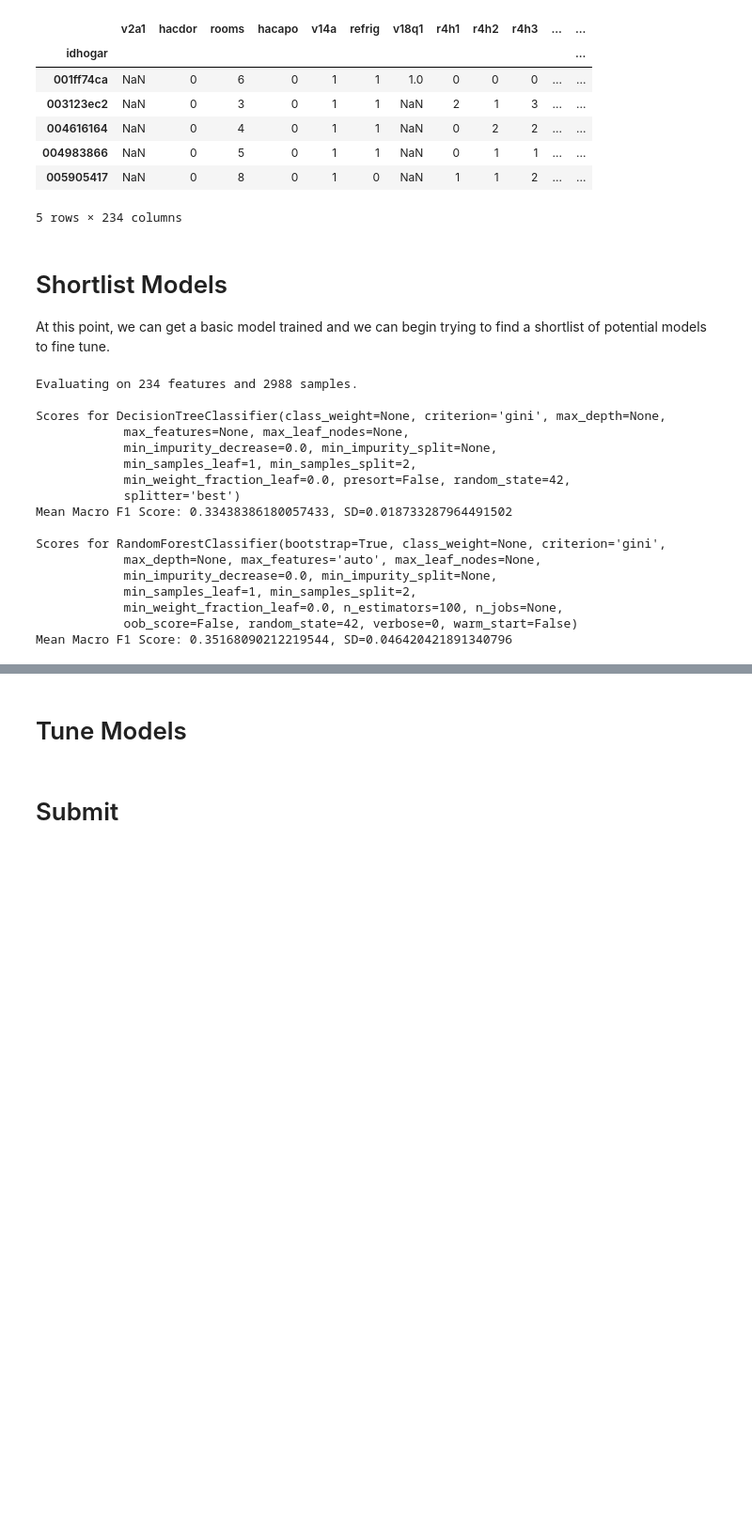
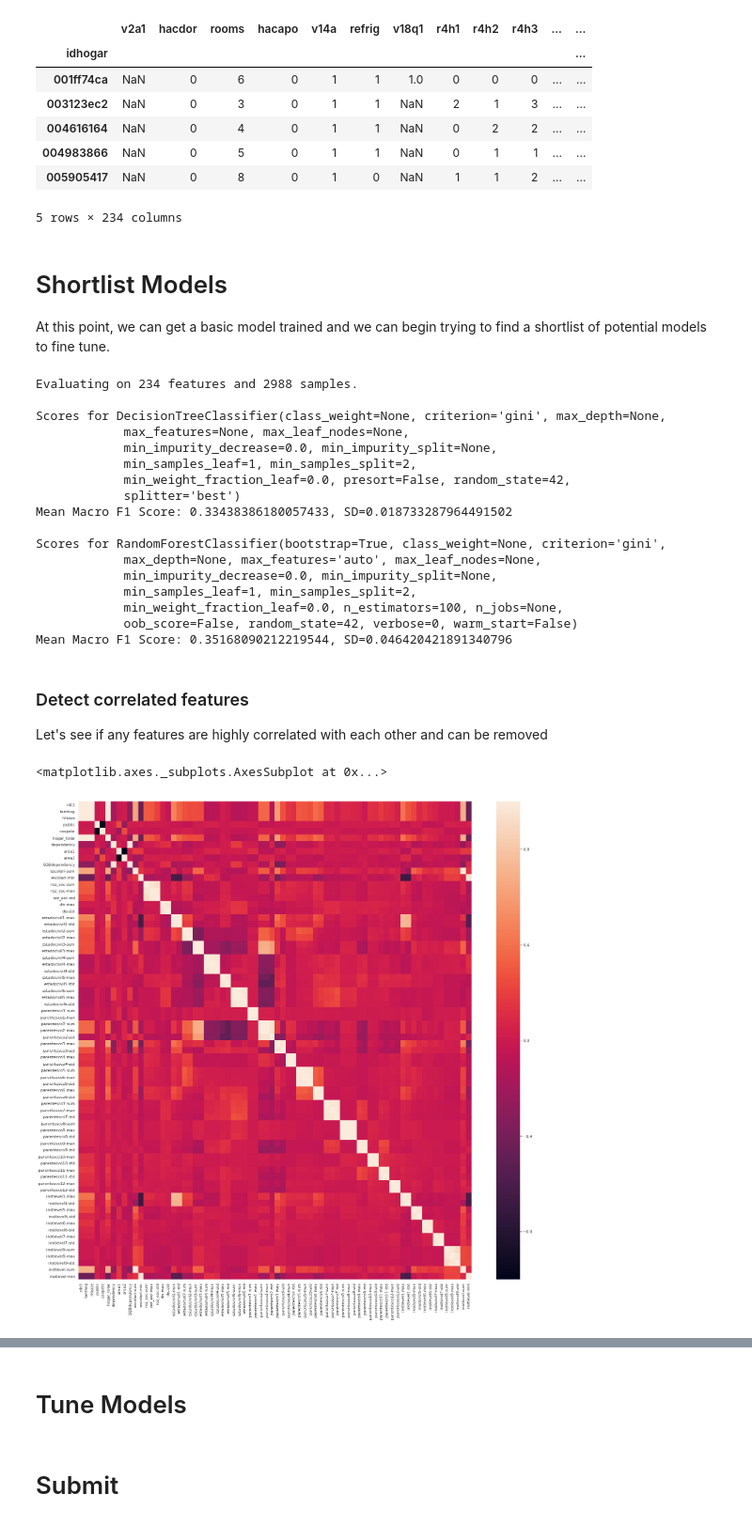
Before and after one commit to treybean/costa-rican-poverty, a Jupyter notebook: notebooks/notebook.ipynb, the cells around one changed output, grey strips where cells are left out. Shown: that part at 94% size. Drawn from its saved outputs; the diff is of its cells as text; code cells hidden in the pictures; blank space fills up the shorter version.

Commit message:
Outlier detection and correlation evaluation

```diff
--- a/notebooks/notebook.ipynb
+++ b/notebooks/notebook.ipynb
@@ -1016,11 +1051,12 @@ class FeatureSelector(BaseEstimator, TransformerMixin):
         return X[self.selected_features]
 # %%
 class ModelEvaluator():
-    def __init__(self, pipeline, estimators, features=[]):
+    def __init__(self, pipeline, estimators, features=[], excluded_features=[]):
         self.pipeline = pipeline
         self.estimators = estimators
         self._preprocessed = False
         self.features = features
+        self.excluded_features = excluded_features
 
         # Ensure we're working with clean data and that none of our previous work
         # has leaked into the datasets.
@@ -1029,7 +1065,11 @@ class ModelEvaluator():
 
 
     def _preprocess_data(self):
-        self.pipeline.named_steps['featureselector'].selected_features = self.features
+        try:
+            self.pipeline.named_steps['featureselector'].selected_features = self.features
+            self.pipeline.named_steps['featureselector'].excluded_features = self.excluded_features
+        except KeyError:
+            pass
 
         self._trainX_preprocessed = pipeline.fit_transform(self.train.copy())
 
@@ -1157,3 +1198,34 @@ Scores for RandomForestClassifier(bootstrap=True, class_weight=None, criterion='
             min_weight_fraction_leaf=0.0, n_estimators=100, n_jobs=None,
             oob_score=False, random_state=42, verbose=0, warm_start=False)
 Mean Macro F1 Score: 0.35168090212219544, SD=0.046420421891340796
+# %% [markdown]
+### Detect correlated features
+Let's see if any features are highly correlated with each other and can be removed
+# %%
+# Build a pipeline that performs everything except imputation and scaling
+pipeline = make_pipeline(ZerofillRezEscOutOfBounds(),
+                         ZeroMaxRezEsc(),
+                         ZerofillV18q1ForFalseV18Q(),
+                         ZerofillV2a1(),
+                         TransformYesNoToNumeric(),
+                         OrdinalizeInstlevel(), # Make sure this happens before individual aggregation
+                         individual_aggregator,
+                         ExtractHouseholds(individual_aggregator=individual_aggregator)
+                        )
+
+# Estimators we want to evaluate
+estimators = []
+
+evaluator_corr = ModelEvaluator(pipeline, estimators)
+evaluator_corr._preprocess_data()
+
+corr = evaluator_corr._trainX_preprocessed.corr()
+# %%
+x = corr[corr.abs().gt(0.95)].count() > 1
+corr.loc[x, x]
+
+plt.figure(figsize=(25,25))
+sns.heatmap(corr.loc[x,x])
+# %% [output]
+<matplotlib.axes._subplots.AxesSubplot at 0x...>
+[figure, added]
```
Also changed, not shown: parts of 21 cells of this notebook.
